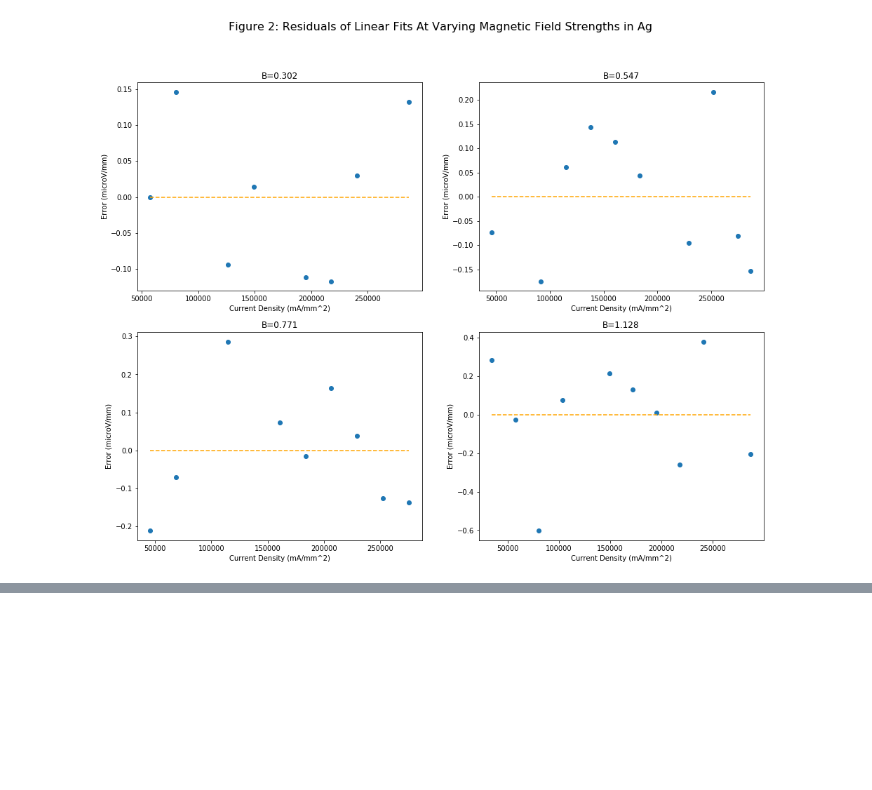
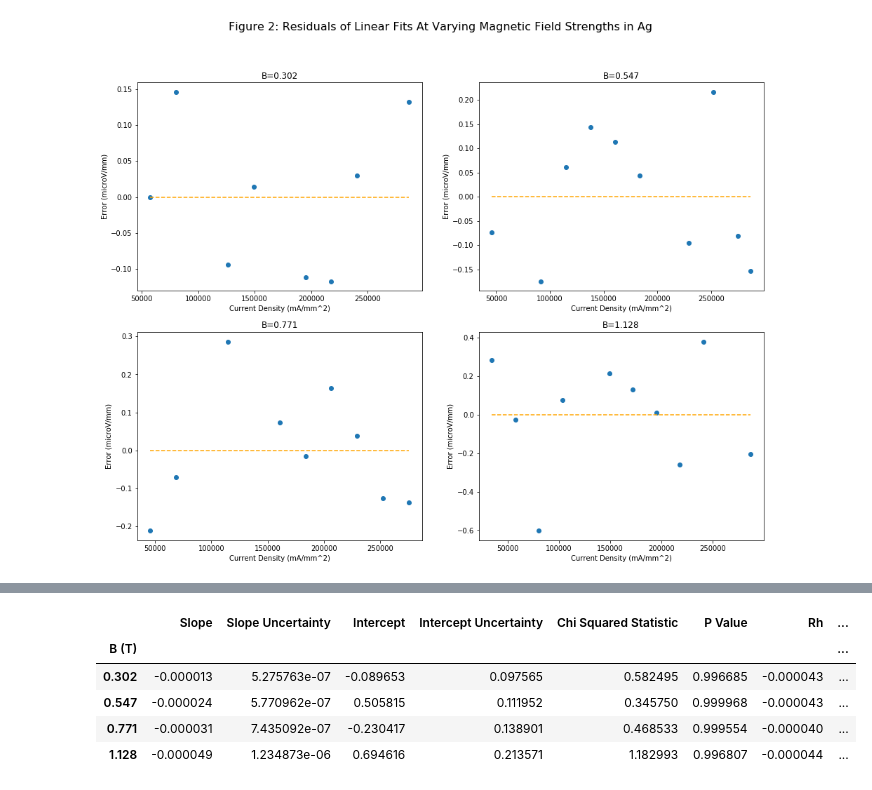
Before and after one commit to HPrickettMorgan/PHY293_Analysis, a Jupyter notebook: Jx_Vs_Vh_Ag.ipynb, the cells around one changed output, grey strips where cells are left out. Saved outputs shown, nothing was run; the diff lists cells and outputs as text; code cells hidden in the pictures; blank space fills up the shorter version.

```diff
--- a/Jx_Vs_Vh_Ag.ipynb
+++ b/Jx_Vs_Vh_Ag.ipynb
@@ -174,0 +183,19 @@ for ix, (field_str, data) in enumerate(df.groupby('B (T)')):
+# %%
+# Ey = (Rh * B) * Jx
+# This implies we expect our b to be 0 and Rh = m/B
+
+linregs['Rh'] = linregs['Slope'] / linregs.index # A dirty hack because B (T) is the index of the linear regressions dataframe
+linregs['dRh'] = linregs['Rh'] * (
+    (linregs['Slope Uncertainty']/linregs['Slope']) ** 2 +
+    (0.003 / (linregs.index)) ** 2 # Hardcoded field uncertainty.
+) ** 0.5
+
+# The units for Rh are 10^-6 m^3/C
+linregs
+# %% [output]
+|  | Slope | Slope Uncertainty | Intercept | Intercept Uncertainty | Chi Squared Statistic | P Value | Rh | ... |
+| B (T) |  |  |  |  |  |  |  | ... |
+| 0.302 | -0.000013 | 5.275763e-07 | -0.089653 | 0.097565 | 0.582495 | 0.996685 | -0.000043 | ... |
+| 0.547 | -0.000024 | 5.770962e-07 | 0.505815 | 0.111952 | 0.345750 | 0.999968 | -0.000043 | ... |
+| 0.771 | -0.000031 | 7.435092e-07 | -0.230417 | 0.138901 | 0.468533 | 0.999554 | -0.000040 | ... |
+| 1.128 | -0.000049 | 1.234873e-06 | 0.694616 | 0.213571 | 1.182993 | 0.996807 | -0.000044 | ... |
```
Also changed, not shown: parts of 2 cells of this notebook.
